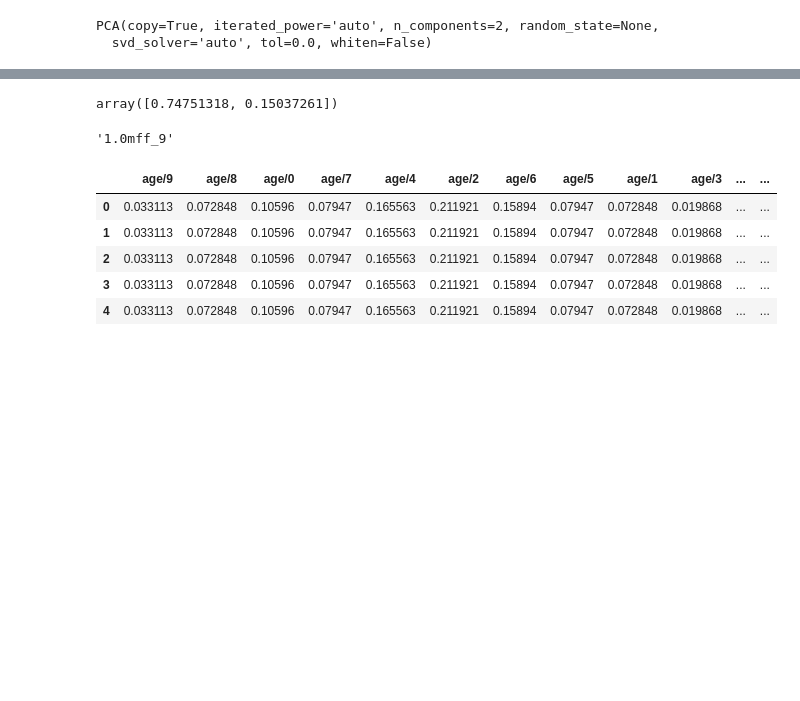
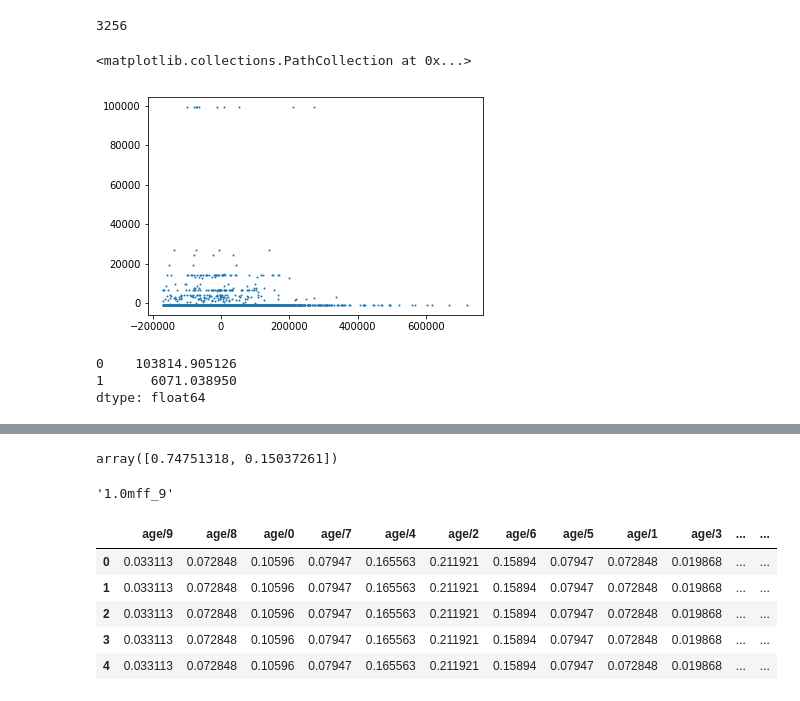
Before and after one commit to jwzinser/Tesis, a Jupyter notebook: parallel/fffff.ipynb, the cells around one changed output, grey strips where cells are left out. Drawn from its saved outputs; the diff is of its cells as text; code cells hidden in the pictures; blank space fills up the shorter version.

```diff
--- a/parallel/fffff.ipynb
+++ b/parallel/fffff.ipynb
@@ -16,6 +16,7 @@ dataset_path = "census_level_0.csv"
 dataset_path = "../data/kaggle/census/adult.csv"
 # %%
 df_path = "../data/kaggle/heart/heart.csv"
+df_path = "../data/census/census.csv"
 df = pd.read_csv(df_path)
 # %%
 df.columns
@@ -64,7 +78,10 @@ ca = mca.MCA(pd.get_dummies(df, drop_first=True))
-# %%
-from sklearn.decomposition import PCA
-pca = PCA(2)
-t_df = pca.fit_transform(df)
-# %% [output]
-PCA(copy=True, iterated_power='auto', n_components=2, random_state=None,
-  svd_solver='auto', tol=0.0, whiten=False)
+# %%
+dfy[y_col]
+# %% [output]
+3256
+# %%
+
+
+#df_path = "../data/kaggle/census/adult.csv"
+df = pd.read_csv(df_path)
+dd=dim_reduction(df, ' <=50K')
@@ -70,0 +90,12 @@ PCA(copy=True, iterated_power='auto', n_components=2, random_state=None,
+# %%
+import matplotlib.pyplot as plt
+plt.scatter(dd[0], dd[1], s=1)
+# %% [output]
+<matplotlib.collections.PathCollection at 0x...>
+[figure, added]
+# %%
+dd.std()
+# %% [output]
+0    103814.905126
+1      6071.038950
+dtype: float64
```
Also changed, not shown: parts of 6 cells of this notebook, 1 other file.
